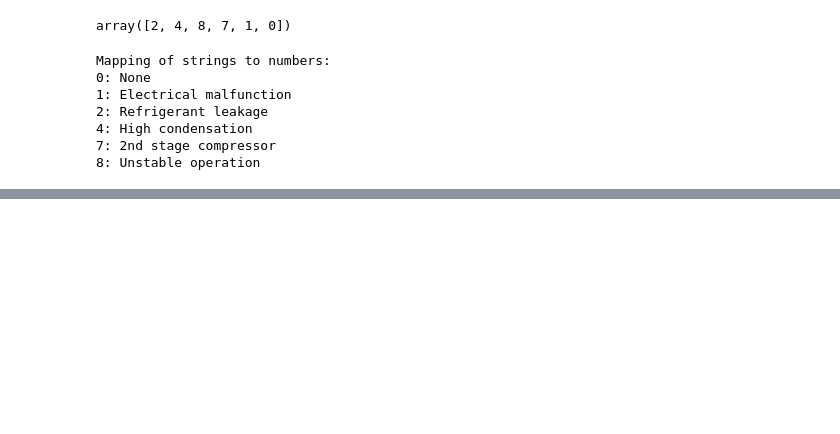
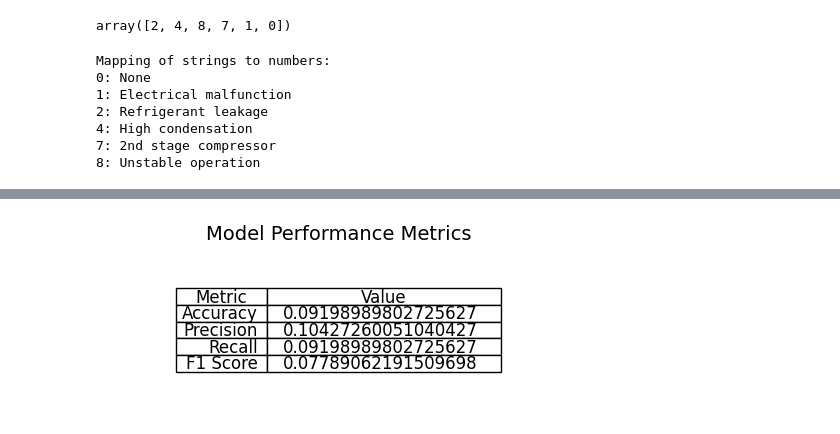
Before and after one commit to muhammadhussain-ops/DeepLearningProject, a Jupyter notebook: NeuralNetwork.ipynb, the cells around one changed output, grey strips where cells are left out. Drawn from its saved outputs; the diff is of its cells as text; code cells hidden in the pictures; blank space fills up the shorter version.

```diff
--- a/NeuralNetwork.ipynb
+++ b/NeuralNetwork.ipynb
@@ -659,0 +661,25 @@ ConfusionMatrixDisplay(cm).plot()
+# %%
+import pandas as pd
+import matplotlib.pyplot as plt
+
+# Create a DataFrame to display the metrics
+metrics_data = {
+    "Metric": ["Accuracy", "Precision", "Recall", "F1 Score"],
+    "Value": [accuracy, precision, recall, f1]
+}
+metrics_df = pd.DataFrame(metrics_data)
+
+# Plot the table
+fig, ax = plt.subplots(figsize=(6, 2))  # Adjust size for better screenshot quality
+ax.axis('tight')
+ax.axis('off')
+table = ax.table(cellText=metrics_df.values, colLabels=metrics_df.columns, loc='center')
+table.auto_set_font_size(False)
+table.set_fontsize(12)
+table.auto_set_column_width(col=list(range(len(metrics_df.columns))))
+
+# Add a title
+plt.title("Model Performance Metrics", fontsize=14, pad=10)
+plt.show()
+# %% [output]
+[figure, added]
```
Also changed, not shown: parts of 19 cells of this notebook, 2 other files.
